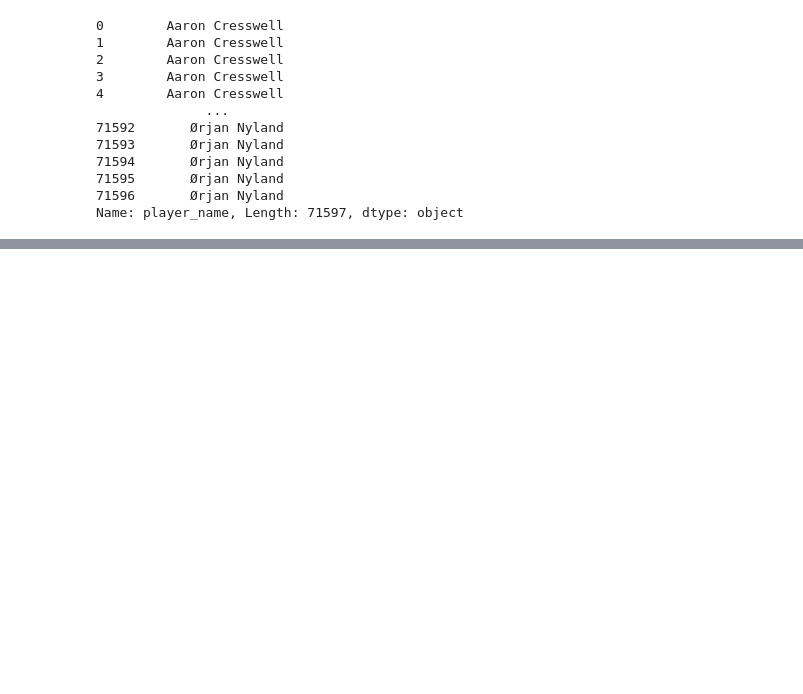
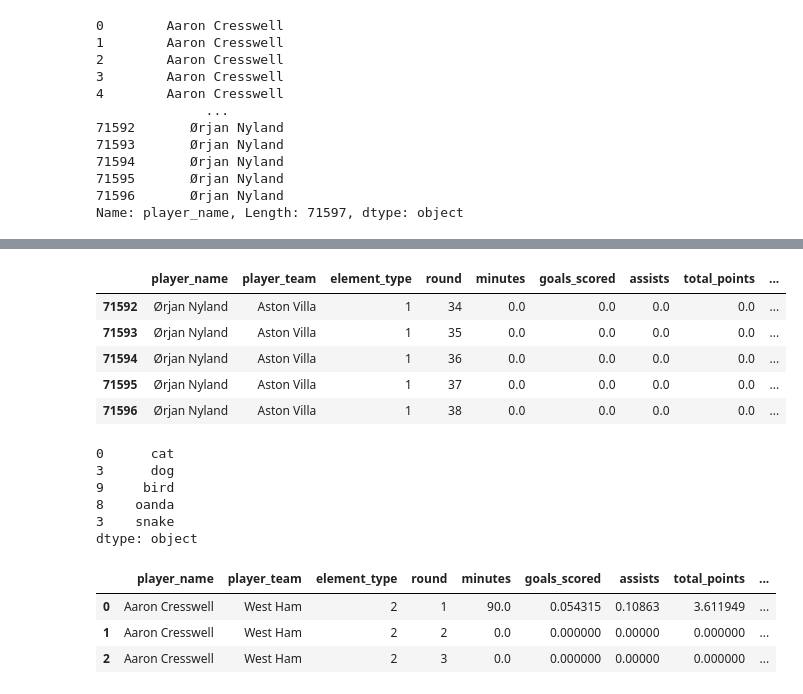
Before and after one commit to Julen-Stha/Extra-Prof-Classes, a Jupyter notebook: Day-3/pandas1.ipynb, the cells around one changed output, grey strips where cells are left out. Cells and saved outputs as stored; diff of their text form; code cells hidden in the pictures; blank space fills up the shorter version.

```diff
--- a/Day-3/pandas1.ipynb
+++ b/Day-3/pandas1.ipynb
@@ -184,0 +240,26 @@ data[columns]
+# %%
+data_subset.tail()
+# %% [output]
+|  | player_name | player_team | element_type | round | minutes | goals_scored | assists | total_points | ... |
+| 71592 | Ørjan Nyland | Aston Villa | 1 | 34 | 0.0 | 0.0 | 0.0 | 0.0 | ... |
+| 71593 | Ørjan Nyland | Aston Villa | 1 | 35 | 0.0 | 0.0 | 0.0 | 0.0 | ... |
+| 71594 | Ørjan Nyland | Aston Villa | 1 | 36 | 0.0 | 0.0 | 0.0 | 0.0 | ... |
+| 71595 | Ørjan Nyland | Aston Villa | 1 | 37 | 0.0 | 0.0 | 0.0 | 0.0 | ... |
+| 71596 | Ørjan Nyland | Aston Villa | 1 | 38 | 0.0 | 0.0 | 0.0 | 0.0 | ... |
+# %%
+animals = pd.Series(["cat","dog","bird","oanda","snake"],index = [0,3,9,8,3])
+animals
+# %% [output]
+0      cat
+3      dog
+9     bird
+8    oanda
+3    snake
+dtype: object
+# %%
+data_subset.iloc[:3]
+# %% [output]
+|  | player_name | player_team | element_type | round | minutes | goals_scored | assists | total_points | ... |
+| 0 | Aaron Cresswell | West Ham | 2 | 1 | 90.0 | 0.054315 | 0.10863 | 3.611949 | ... |
+| 1 | Aaron Cresswell | West Ham | 2 | 2 | 0.0 | 0.000000 | 0.00000 | 0.000000 | ... |
+| 2 | Aaron Cresswell | West Ham | 2 | 3 | 0.0 | 0.000000 | 0.00000 | 0.000000 | ... |
```
Also changed, not shown: parts of 10 cells of this notebook.
